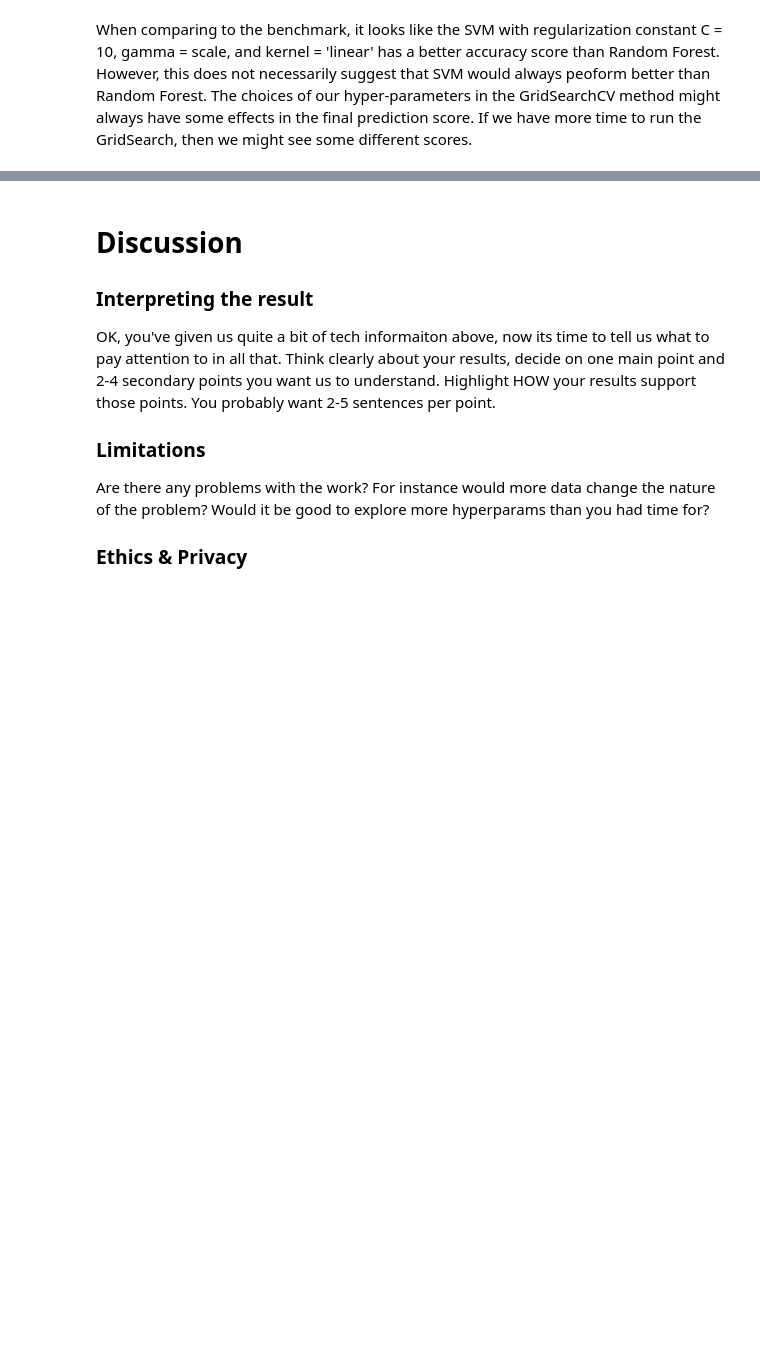
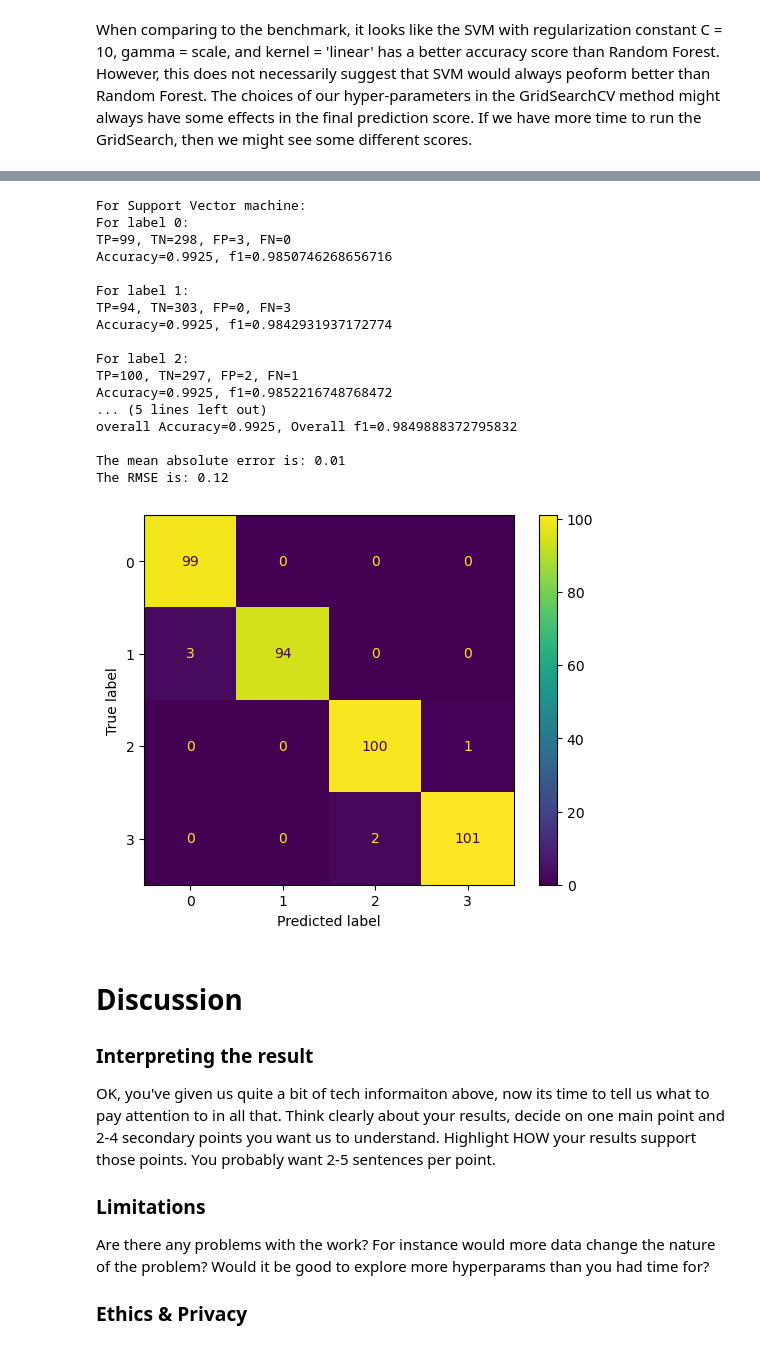
Before and after one commit to COGS118A/Group001-SP23, a Jupyter notebook: FinalProject_Group001-SP23.ipynb, the cells around one changed output, grey strips where cells are left out. Cells and saved outputs as stored; diff of their text form; code cells hidden in the pictures; blank space fills up the shorter version.

```diff
--- a/FinalProject_Group001-SP23.ipynb
+++ b/FinalProject_Group001-SP23.ipynb
@@ -463,3 +465,47 @@ print("The RMSE is: {:.2f}".format(rmse))
+# %%
+## evaluation for Random Forest
+
+print('For Support Vector machine:')
+
+predictions_svm = best_svm_model.predict(X_test_transformed)
+cm_svm = confusion_matrix(y_test, predictions_svm)
+disp_svm = ConfusionMatrixDisplay(confusion_matrix=cm_svm)
+
+# To display the confusion matrix
+disp_svm.plot()
+
+TP, TN, FP, FN, accuracy, f1 = calculate_metrics(cm_svm)
+
+# Adjust according to the number of classes
+for i in range(4):
+    print(f'For label {i}:')
+    print(f'TP={TP[i]}, TN={TN[i]}, FP={FP[i]}, FN={FN[i]}')
+    print(f'Accuracy={accuracy[i]}, f1={f1[i]}\n')
+print(f'overall Accuracy={(accuracy.sum()/len(accuracy))}, Overall f1={f1.sum()/len(f1)}\n')
+
+mae = mean_absolute_error(y_test,predictions_svm)
+print("The mean absolute error is: {:.2f}".format(mae))
+rmse = mean_squared_error(y_test, predictions_svm, squared=False)
+print("The RMSE is: {:.2f}".format(rmse))
+# %% [output]
+For Support Vector machine:
+For label 0:
+TP=99, TN=298, FP=3, FN=0
+Accuracy=0.9925, f1=0.9850746268656716
+
+For label 1:
+TP=94, TN=303, FP=0, FN=3
+Accuracy=0.9925, f1=0.9842931937172774
+
+For label 2:
+TP=100, TN=297, FP=2, FN=1
+Accuracy=0.9925, f1=0.9852216748768472
+... (5 lines left out)
+overall Accuracy=0.9925, Overall f1=0.9849888372795832
+
+The mean absolute error is: 0.01
+The RMSE is: 0.12
+[figure, added]
 # %% [markdown]
 # Discussion
 
```
Also changed, not shown: parts of 10 cells of this notebook.
